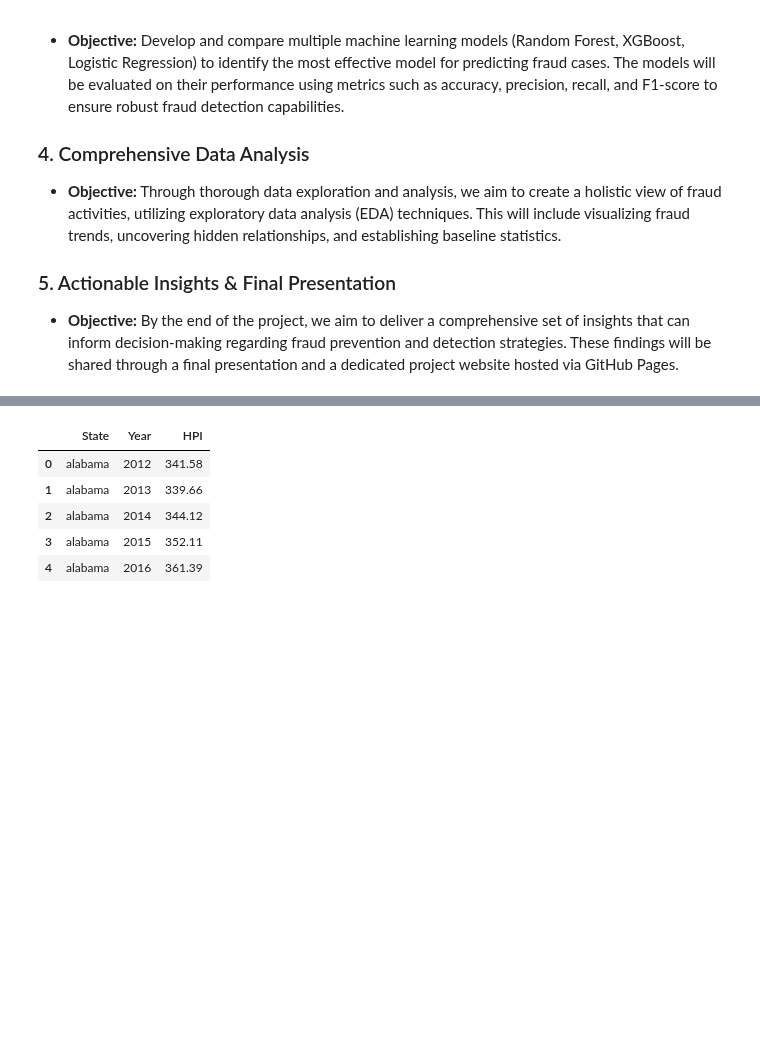
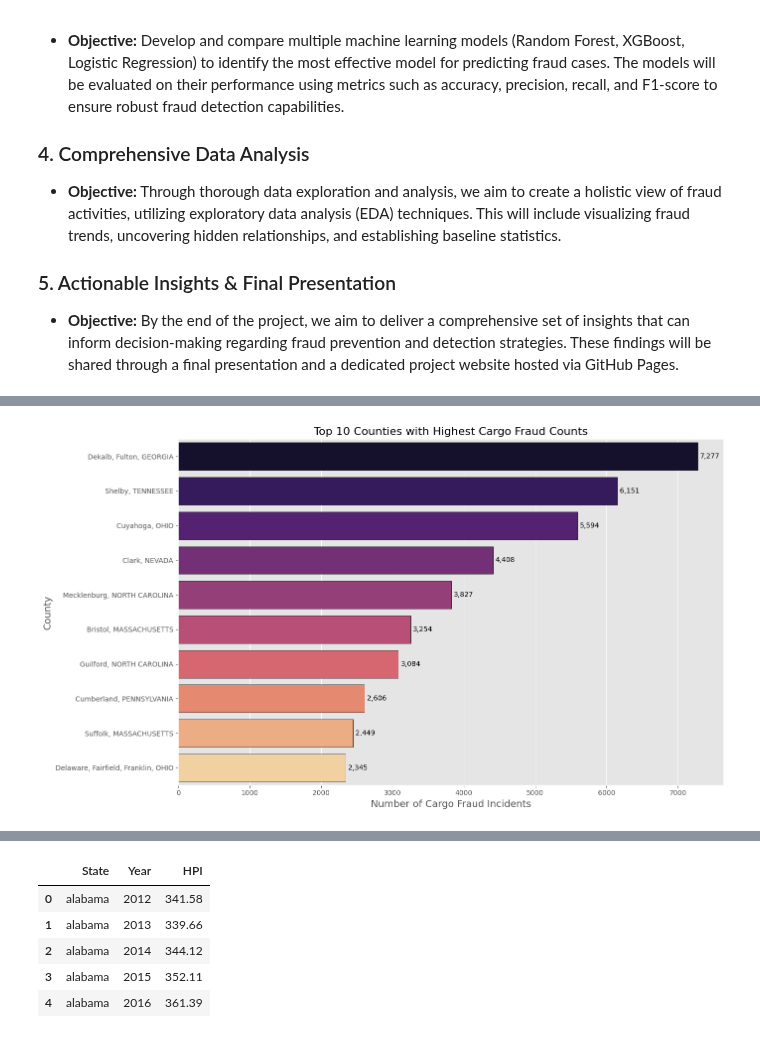
Before and after one commit to ryantangmj/ryantangmj.github.io, a Jupyter notebook: cleanupdata.ipynb, the cells around one changed output, grey strips where cells are left out. Cells and saved outputs as stored; diff of their text form; code cells hidden in the pictures; blank space fills up the shorter version.

```diff
--- a/cleanupdata.ipynb
+++ b/cleanupdata.ipynb
@@ -156,0 +488,48 @@ arrest_data.head()
+# %%
+import pandas as pd
+import matplotlib.pyplot as plt
+import seaborn as sns
+
+# Assuming 'county_stats' DataFrame is already created
+# Sort counties by fraud count in descending order
+county_stats_sorted = county_stats.sort_values(by='Fraud_Count', ascending=False)
+
+# Select the Top 10 Counties
+top_counties = county_stats_sorted.head(10).copy()
+
+# Combine state and county names for labels
+top_counties['county_label'] = top_counties.apply(
+    lambda x: f"{x['county_clean'].title()}, {x['state_clean'].upper()}",
+    axis=1
+)
+
+# Create the bar plot
+plt.figure(figsize=(14, 8))
+ax = sns.barplot(
+    x='Fraud_Count',
+    y='county_label',
+    data=top_counties,
+    palette='magma',
+    edgecolor='black'
+)
+
+# Add value labels next to each bar
+for p in ax.patches:
+    x = p.get_width()
+    y = p.get_y() + p.get_height() / 2
+    ax.text(
+        x + max(top_counties['Fraud_Count']) * 0.005,
+        y,
+        f"{int(p.get_width()):,}",
+        va='center',
+        fontsize=10
+    )
+
+# Customize the plot
+plt.xlabel('Number of Cargo Fraud Incidents', fontsize=14)
+plt.ylabel('County', fontsize=14)
+plt.title('Top 10 Counties with Highest Cargo Fraud Counts', fontsize=16)
+plt.tight_layout()
+plt.show()
+# %% [output]
+[figure, added]
```
Also changed, not shown: parts of 13 cells of this notebook, 3 other files.
